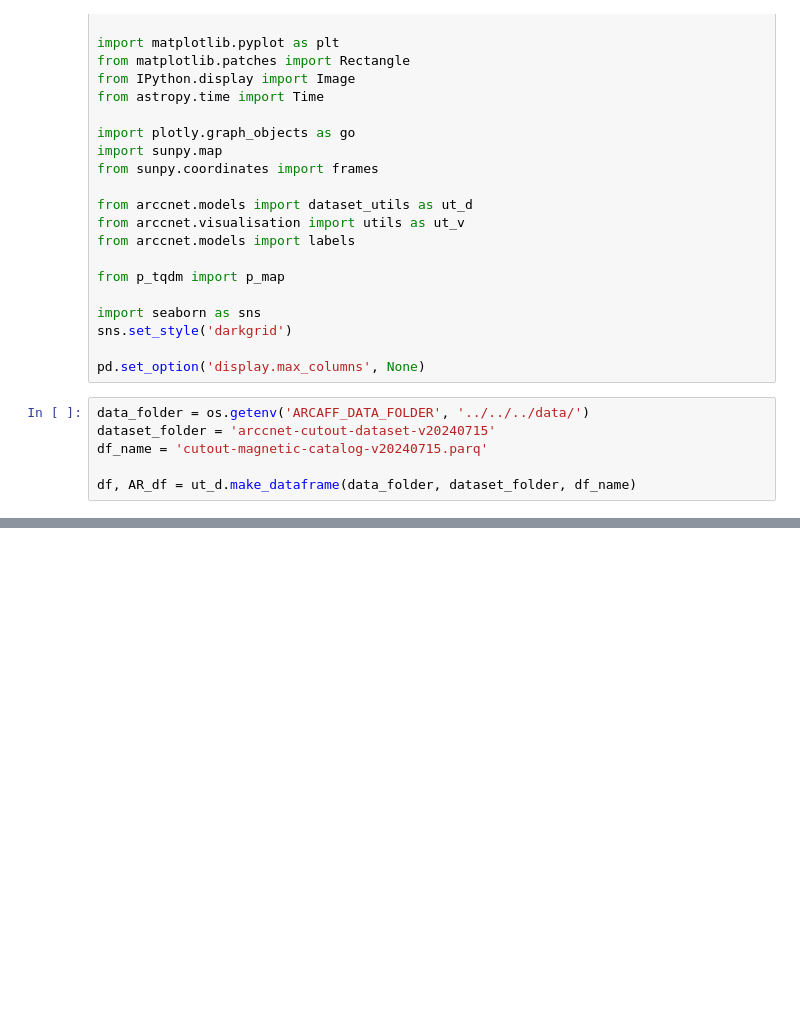
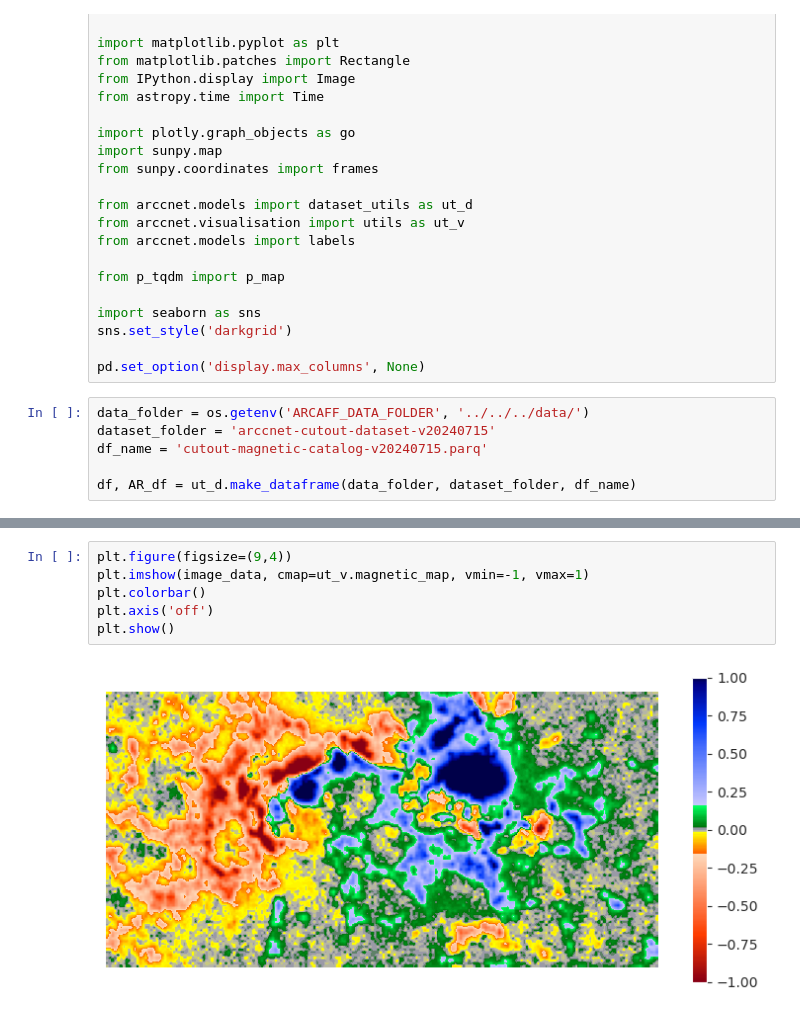
Before and after one commit to edoardolegnaro/ARCCnet, a Jupyter notebook: arccnet/visualisation/EDA_cutouts.ipynb, the cells around one changed output, grey strips where cells are left out. Saved outputs shown, nothing was run; the diff lists cells and outputs as text; blank space fills up the shorter version.

```diff
--- a/arccnet/visualisation/EDA_cutouts.ipynb
+++ b/arccnet/visualisation/EDA_cutouts.ipynb
@@ -43,0 +66,8 @@ ut_v.make_classes_histogram(
+# %%
+plt.figure(figsize=(9,4))
+plt.imshow(image_data, cmap=ut_v.magnetic_map, vmin=-1, vmax=1)
+plt.colorbar()
+plt.axis('off')
+plt.show()
+# %% [output]
+[figure, added]
```
Also changed, not shown: parts of 5 cells of this notebook, 6 other files.
